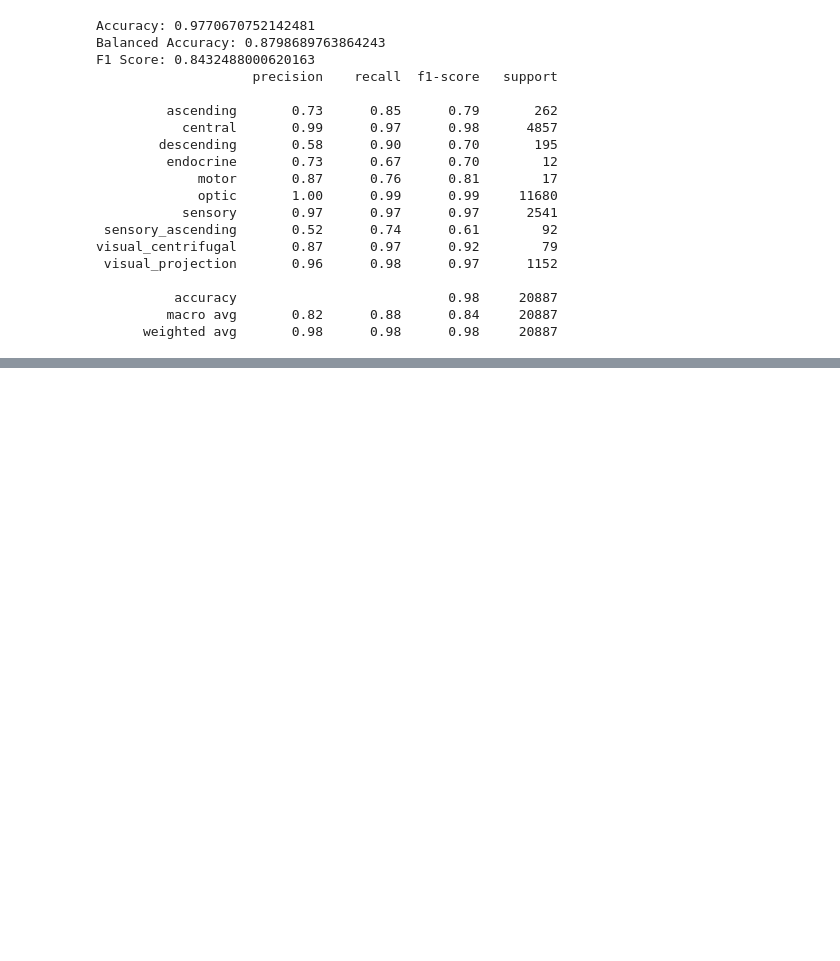
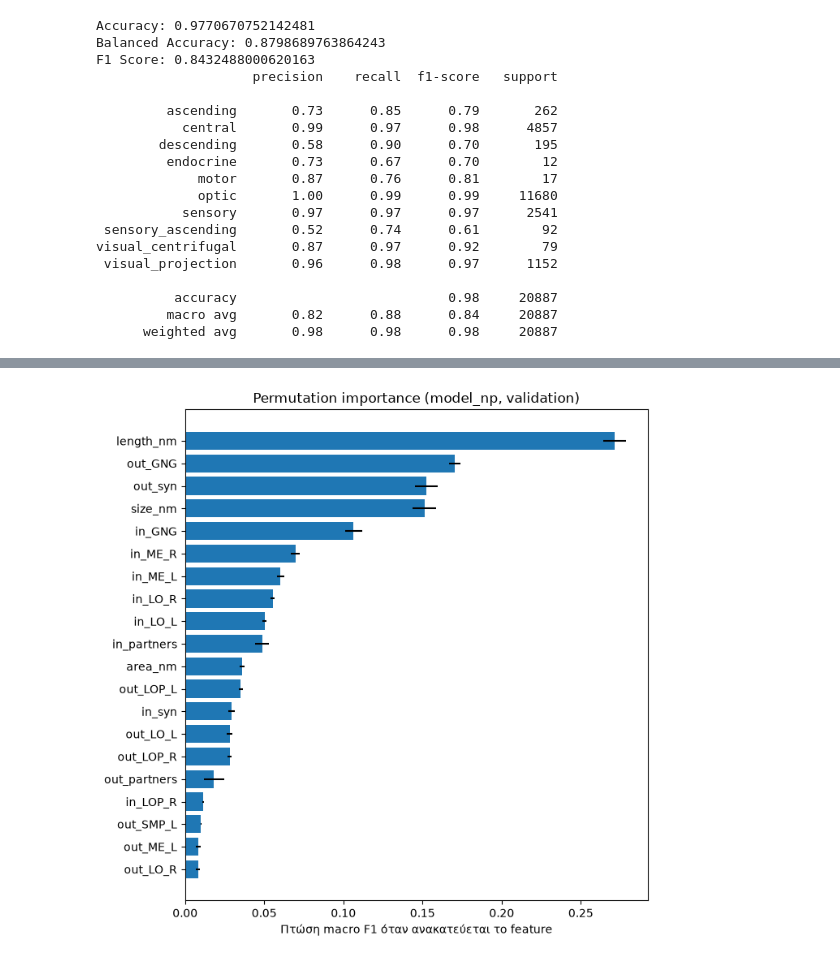
Before and after one commit to kostas52675/fly-connectome, a Jupyter notebook: notebooks/02_boosting.ipynb, the cells around one changed output, grey strips where cells are left out. Cells and saved outputs as stored; diff of their text form; code cells hidden in the pictures; blank space fills up the shorter version.

```diff
--- a/notebooks/02_boosting.ipynb
+++ b/notebooks/02_boosting.ipynb
@@ -159,0 +166,20 @@ These are not random mistakes: in every case, the misclassified class is one who
+# %%
+from sklearn.inspection import permutation_importance
+
+perm = permutation_importance(model_np, X_val, y_val, scoring="f1_macro",
+                              n_repeats=5, random_state=42, n_jobs=-1)
+
+imp = pd.DataFrame({"mean": perm.importances_mean, "std": perm.importances_std},
+                   index=X_val.columns)
+top20 = imp.sort_values("mean").tail(20)
+
+fig, ax = plt.subplots(figsize=(7, 7))
+ax.barh(top20.index, top20["mean"], xerr=top20["std"])
+ax.set_xlabel("Πτώση macro F1 όταν ανακατεύεται το feature")
+ax.set_title("Permutation importance (model_np, validation)")
+fig.tight_layout()
+
+os.makedirs("../results", exist_ok=True)
+fig.savefig("../results/feature_importance.png", dpi=150, bbox_inches="tight")
+# %% [output]
+[figure, added]
```
Also changed, not shown: parts of 7 cells of this notebook, 6 other files.
